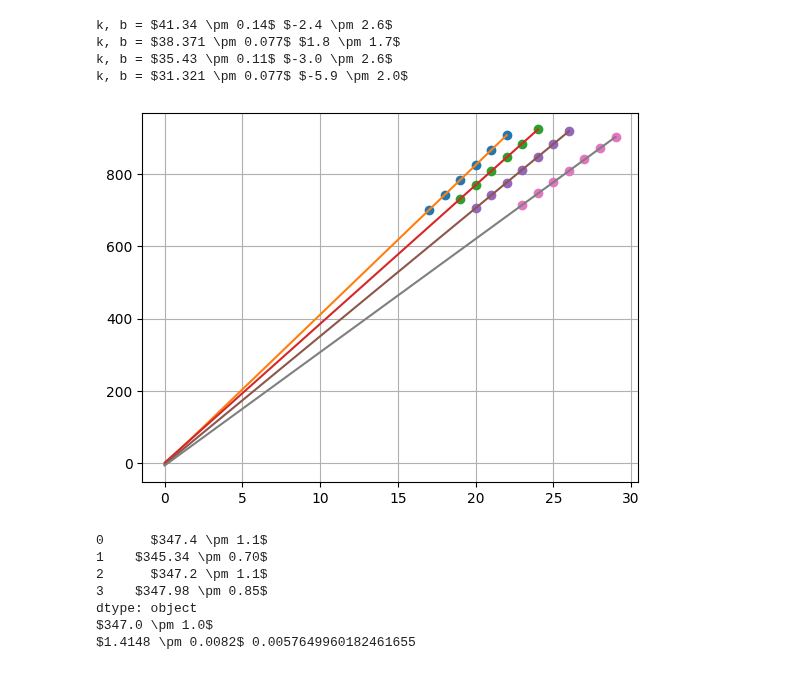
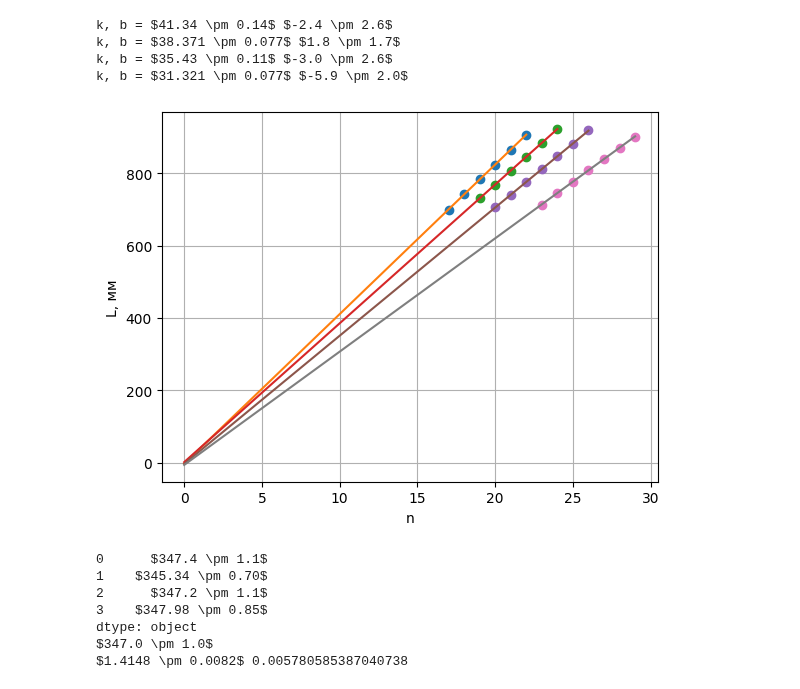
Before and after one commit to RedBrean/term2, a Jupyter notebook: labs/213.ipynb, the cells around one changed output. Cells and saved outputs as stored; diff of their text form; code cells hidden in the pictures.

```diff
--- a/labs/213.ipynb
+++ b/labs/213.ipynb
@@ -264,21 +264,28 @@ x4 = np.array([17, 18, 19, 20, 21, 22, 23]) + 6
 y4 = np.array([14, 46, 77, 109, 140, 171, 202]) + 700
 freq4 = 5555
 # %%
+plt.xlabel("n")
+plt.ylabel("L, мм")
+
 k1, _ = linearcalc(x1, y1)
 k2, _ = linearcalc(x2, y2)
 k3, _ = linearcalc(x3, y3)
 k4, _ = linearcalc(x4, y4)
+
+plt.savefig("graph_vozduh", dpi = 300)
 # %% [output]
 k, b = $41.34 \pm 0.14$ $-2.4 \pm 2.6$
 k, b = $38.371 \pm 0.077$ $1.8 \pm 1.7$
 k, b = $35.43 \pm 0.11$ $-3.0 \pm 2.6$
 k, b = $31.321 \pm 0.077$ $-5.9 \pm 2.0$
-[figure, old version]
+[figure, new version]
 # %%
 ks = pd.Series([k1, k2, k3, k4])/1000
 freqs = pd.Series([freq1, freq2, freq3, freq4])
+freqs = freqs.apply(lambda x : DData.tryConvert(x, 1))
 cs = (2 * ks * freqs)
 print(cs)
+
 c = SerDData(cs).mean
 print(c)
 gamma = 0.029/8.31/(273+24)*c**2
@@ -290,4 +297,4 @@ print(gamma, gamma.epsilon)
 3    $347.98 \pm 0.85$
 dtype: object
 $347.0 \pm 1.0$
-$1.4148 \pm 0.0082$ 0.0057649960182461655
+$1.4148 \pm 0.0082$ 0.005780585387040738
```
Also changed, not shown: parts of 8 cells of this notebook, 2 other files.
